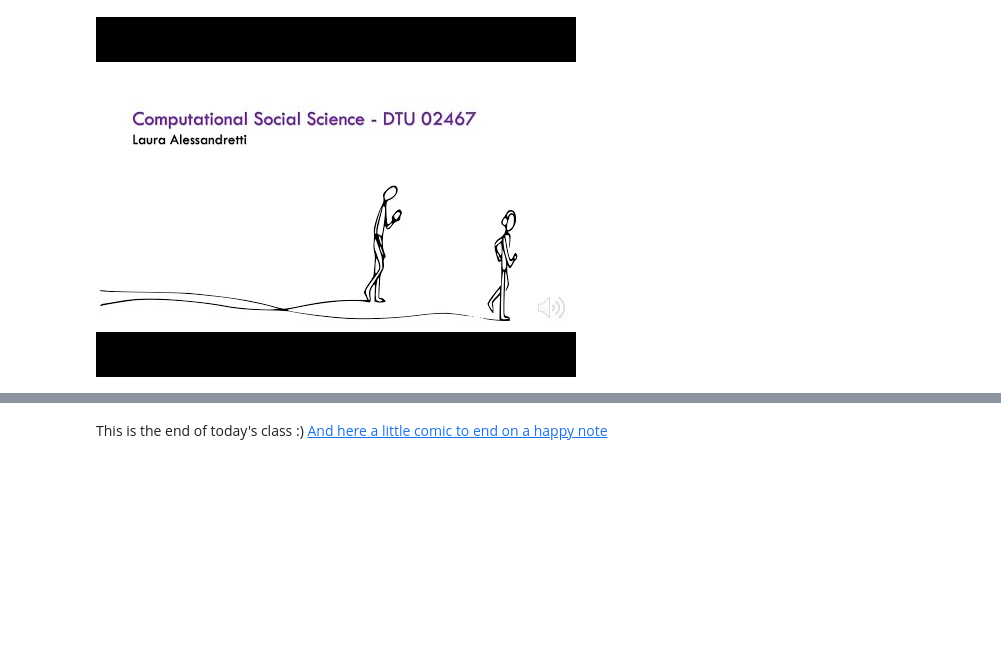
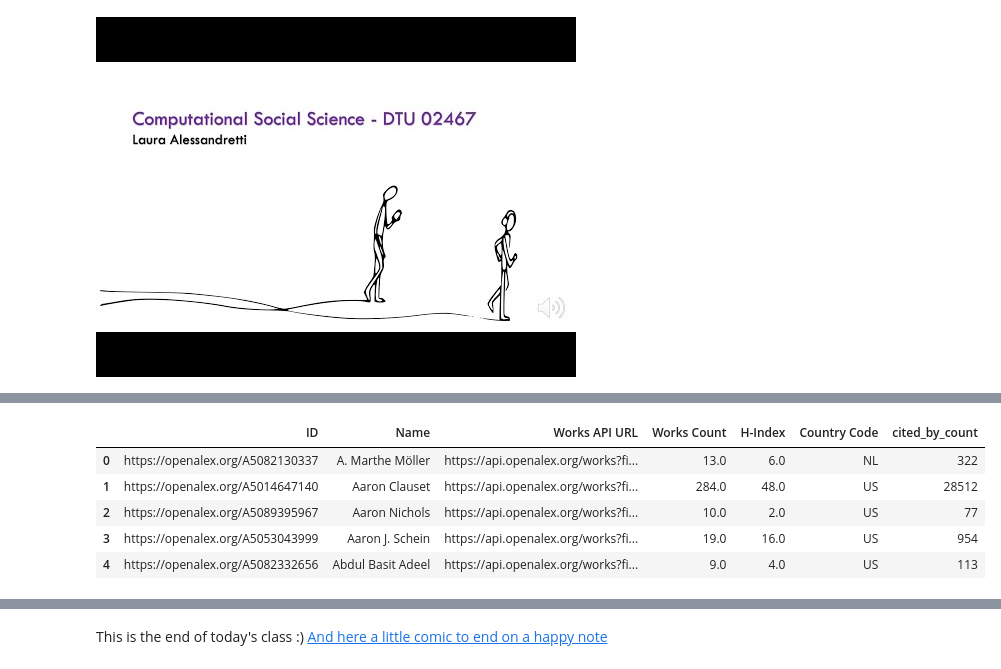
Before and after one commit to miickii/comsocsci2025, a Jupyter notebook: lectures/week3_visualization.ipynb, the cells around one changed output, grey strips where cells are left out. Drawn from its saved outputs; the diff is of its cells as text; code cells hidden in the pictures; blank space fills up the shorter version.

```diff
--- a/lectures/week3_visualization.ipynb
+++ b/lectures/week3_visualization.ipynb
@@ -45 +55,50 @@ YouTubeVideo("UpwEsguMtY4",width=800, height=450)
+# %%
+import pandas as pd
+
+import pandas as pd
+import requests
+from tqdm import tqdm
+
+def get_cited_by_counts(df):
+    cited_by_counts = []
+    with requests.Session() as session:
+        for index, row in tqdm(df.iterrows(), total=df.shape[0], desc="Updating authors"):
+            # Extract the author id from the URL (assuming the ID column contains URLs)
+            # e.g., "https://openalex.org/A5082130337" -> "A5082130337"
+            author_url = row["ID"]
+            author_id = author_url.split("/")[-1]
+
+            # Build the request URL and parameters
+            url = f"https://api.openalex.org/authors/{author_id}"
+            params = {
+                "select": "cited_by_count"
+            }
+
+            response = session.get(url, params=params)
+            if response.status_code == 200:
+                try:
+                    result = response.json()
+                    # Get the cited_by_count field
+                    cited_by_count = result.get("cited_by_count", None)
+                except Exception as e:
+                    print(f"JSON decoding failed for {author_id}: {e}")
+                    cited_by_count = None
+            else:
+                print(f"Error fetching data for {author_id}: {response.status_code}")
+                cited_by_count = None
+
+            cited_by_counts.append(cited_by_count)
+    return cited_by_counts
+
+authors_df = pd.read_csv("authors_combined.csv")
+authors_df["cited_by_count"] = get_cited_by_counts(authors_df)
+authors_df.to_csv("authors_updated.csv", index=False)
+authors_df.head()
+# %% [output]
+|  | ID | Name | Works API URL | Works Count | H-Index | Country Code | cited_by_count |
+| 0 | https://openalex.org/A5082130337 | A. Marthe Möller | https://api.openalex.org/works?fi... | 13.0 | 6.0 | NL | 322 |
+| 1 | https://openalex.org/A5014647140 | Aaron Clauset | https://api.openalex.org/works?fi... | 284.0 | 48.0 | US | 28512 |
+| 2 | https://openalex.org/A5089395967 | Aaron Nichols | https://api.openalex.org/works?fi... | 10.0 | 2.0 | US | 77 |
+| 3 | https://openalex.org/A5053043999 | Aaron J. Schein | https://api.openalex.org/works?fi... | 19.0 | 16.0 | US | 954 |
+| 4 | https://openalex.org/A5082332656 | Abdul Basit Adeel | https://api.openalex.org/works?fi... | 9.0 | 4.0 | US | 113 |
 # %% [markdown]
```
Also changed, not shown: parts of 5 cells of this notebook, 12 other files.
